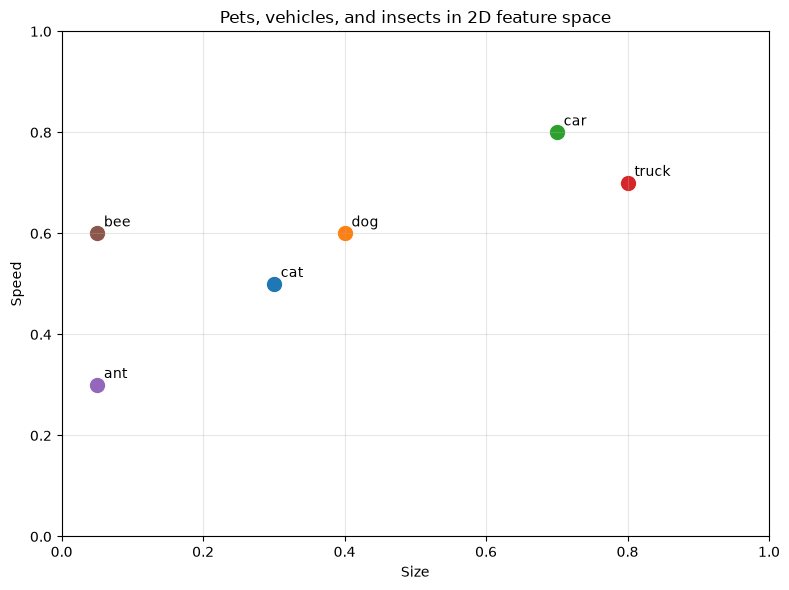
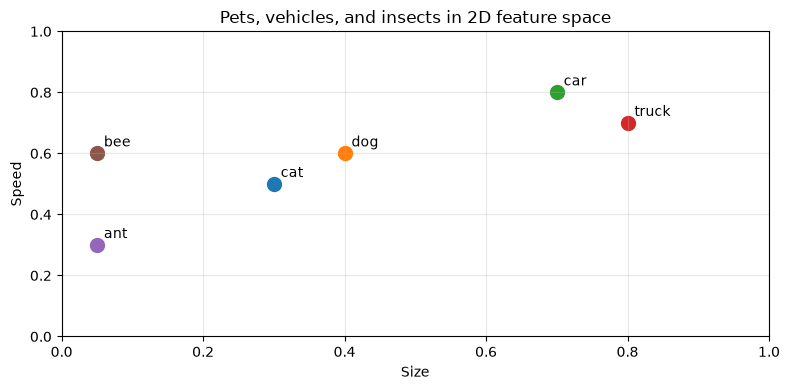
The change to this notebook cell's code, shown as a diff; its figure went from the first image to the second:
--- before
+++ after
@@ -12,6 +12,5 @@
     "bee":   [0.05, 0.6],
 }
-
-fig, ax = plt.subplots(figsize=(8, 6))
+fig, ax = plt.subplots(figsize=(8, 4))
 
 for word, coords in word_embeddings_2d.items():
@@ -19,5 +18,4 @@
     ax.annotate(word, (coords[0], coords[1]), xytext=(5, 5),
                 textcoords='offset points')
-
 ax.set_xlabel('Size')
 ax.set_ylabel('Speed')
@@ -26,5 +24,4 @@
 ax.set_ylim(0, 1)
 ax.grid(True, alpha=0.3)
-
 plt.tight_layout()
 plt.show()

Commit: Add cosine similarity measure